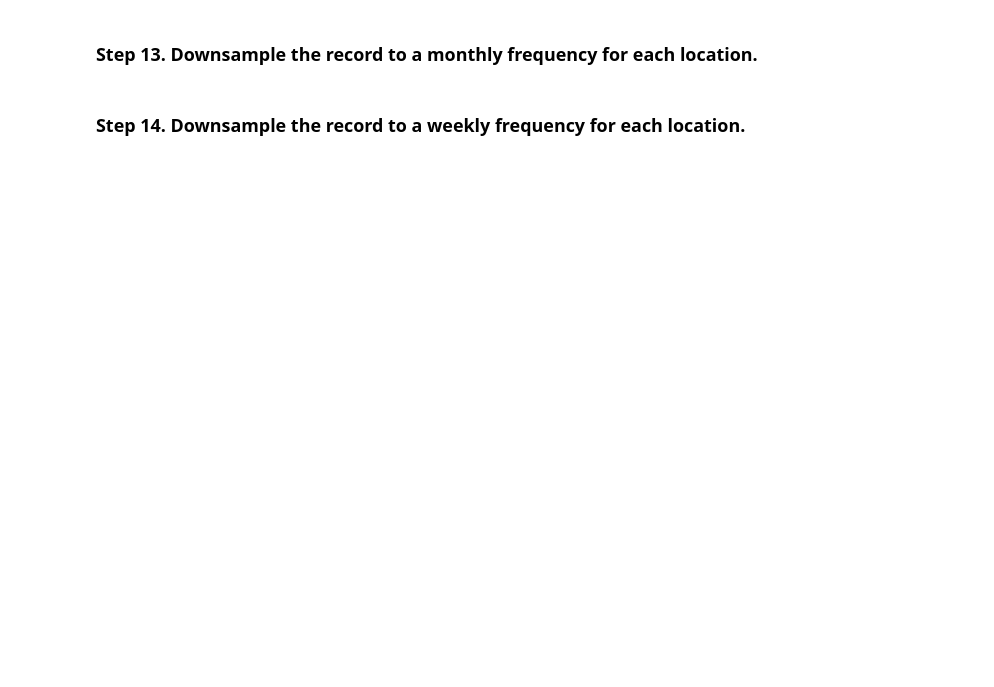
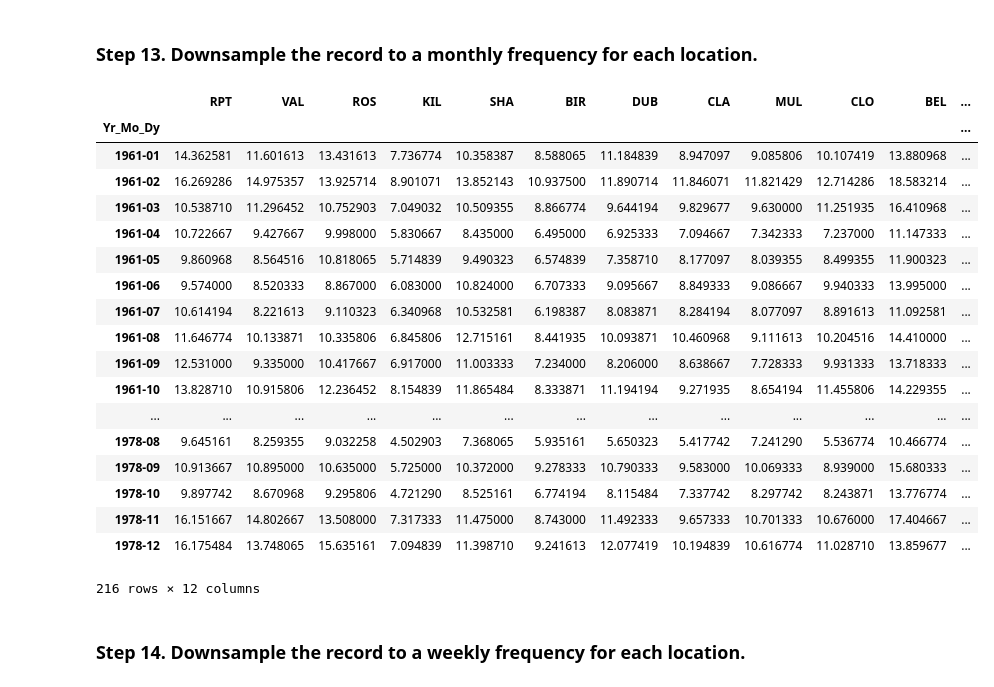
Before and after one commit to ddb95/Data_Science_and_ML_Projects, a Jupyter notebook: Pandas_Practice_exercises/06_Stats/Wind_Stats/Exercises.ipynb, the cells around one changed output. Saved outputs shown, nothing was run; the diff lists cells and outputs as text; code cells hidden in the pictures; blank space fills up the shorter version.

```diff
--- a/Pandas_Practice_exercises/06_Stats/Wind_Stats/Exercises.ipynb
+++ b/Pandas_Practice_exercises/06_Stats/Wind_Stats/Exercises.ipynb
@@ -190,4 +227,26 @@ day_stats.head()
 # %% [markdown]
 ### Step 13. Downsample the record to a monthly frequency for each location.
+# %%
+data.groupby(data.index.to_period('M')).mean()
+# %% [output]
+|  | RPT | VAL | ROS | KIL | SHA | BIR | DUB | CLA | MUL | CLO | BEL | ... |
+| Yr_Mo_Dy |  |  |  |  |  |  |  |  |  |  |  | ... |
+| 1961-01 | 14.362581 | 11.601613 | 13.431613 | 7.736774 | 10.358387 | 8.588065 | 11.184839 | 8.947097 | 9.085806 | 10.107419 | 13.880968 | ... |
+| 1961-02 | 16.269286 | 14.975357 | 13.925714 | 8.901071 | 13.852143 | 10.937500 | 11.890714 | 11.846071 | 11.821429 | 12.714286 | 18.583214 | ... |
+| 1961-03 | 10.538710 | 11.296452 | 10.752903 | 7.049032 | 10.509355 | 8.866774 | 9.644194 | 9.829677 | 9.630000 | 11.251935 | 16.410968 | ... |
+| 1961-04 | 10.722667 | 9.427667 | 9.998000 | 5.830667 | 8.435000 | 6.495000 | 6.925333 | 7.094667 | 7.342333 | 7.237000 | 11.147333 | ... |
+| 1961-05 | 9.860968 | 8.564516 | 10.818065 | 5.714839 | 9.490323 | 6.574839 | 7.358710 | 8.177097 | 8.039355 | 8.499355 | 11.900323 | ... |
+| 1961-06 | 9.574000 | 8.520333 | 8.867000 | 6.083000 | 10.824000 | 6.707333 | 9.095667 | 8.849333 | 9.086667 | 9.940333 | 13.995000 | ... |
+| 1961-07 | 10.614194 | 8.221613 | 9.110323 | 6.340968 | 10.532581 | 6.198387 | 8.083871 | 8.284194 | 8.077097 | 8.891613 | 11.092581 | ... |
+| 1961-08 | 11.646774 | 10.133871 | 10.335806 | 6.845806 | 12.715161 | 8.441935 | 10.093871 | 10.460968 | 9.111613 | 10.204516 | 14.410000 | ... |
+| 1961-09 | 12.531000 | 9.335000 | 10.417667 | 6.917000 | 11.003333 | 7.234000 | 8.206000 | 8.638667 | 7.728333 | 9.931333 | 13.718333 | ... |
+| 1961-10 | 13.828710 | 10.915806 | 12.236452 | 8.154839 | 11.865484 | 8.333871 | 11.194194 | 9.271935 | 8.654194 | 11.455806 | 14.229355 | ... |
+| ... | ... | ... | ... | ... | ... | ... | ... | ... | ... | ... | ... | ... |
+| 1978-08 | 9.645161 | 8.259355 | 9.032258 | 4.502903 | 7.368065 | 5.935161 | 5.650323 | 5.417742 | 7.241290 | 5.536774 | 10.466774 | ... |
+| 1978-09 | 10.913667 | 10.895000 | 10.635000 | 5.725000 | 10.372000 | 9.278333 | 10.790333 | 9.583000 | 10.069333 | 8.939000 | 15.680333 | ... |
+| 1978-10 | 9.897742 | 8.670968 | 9.295806 | 4.721290 | 8.525161 | 6.774194 | 8.115484 | 7.337742 | 8.297742 | 8.243871 | 13.776774 | ... |
+| 1978-11 | 16.151667 | 14.802667 | 13.508000 | 7.317333 | 11.475000 | 8.743000 | 11.492333 | 9.657333 | 10.701333 | 10.676000 | 17.404667 | ... |
+| 1978-12 | 16.175484 | 13.748065 | 15.635161 | 7.094839 | 11.398710 | 9.241613 | 12.077419 | 10.194839 | 10.616774 | 11.028710 | 13.859677 | ... |
+216 rows × 12 columns
 # %% [markdown]
 ### Step 14. Downsample the record to a weekly frequency for each location.
```
Also changed, not shown: parts of 5 cells of this notebook.
